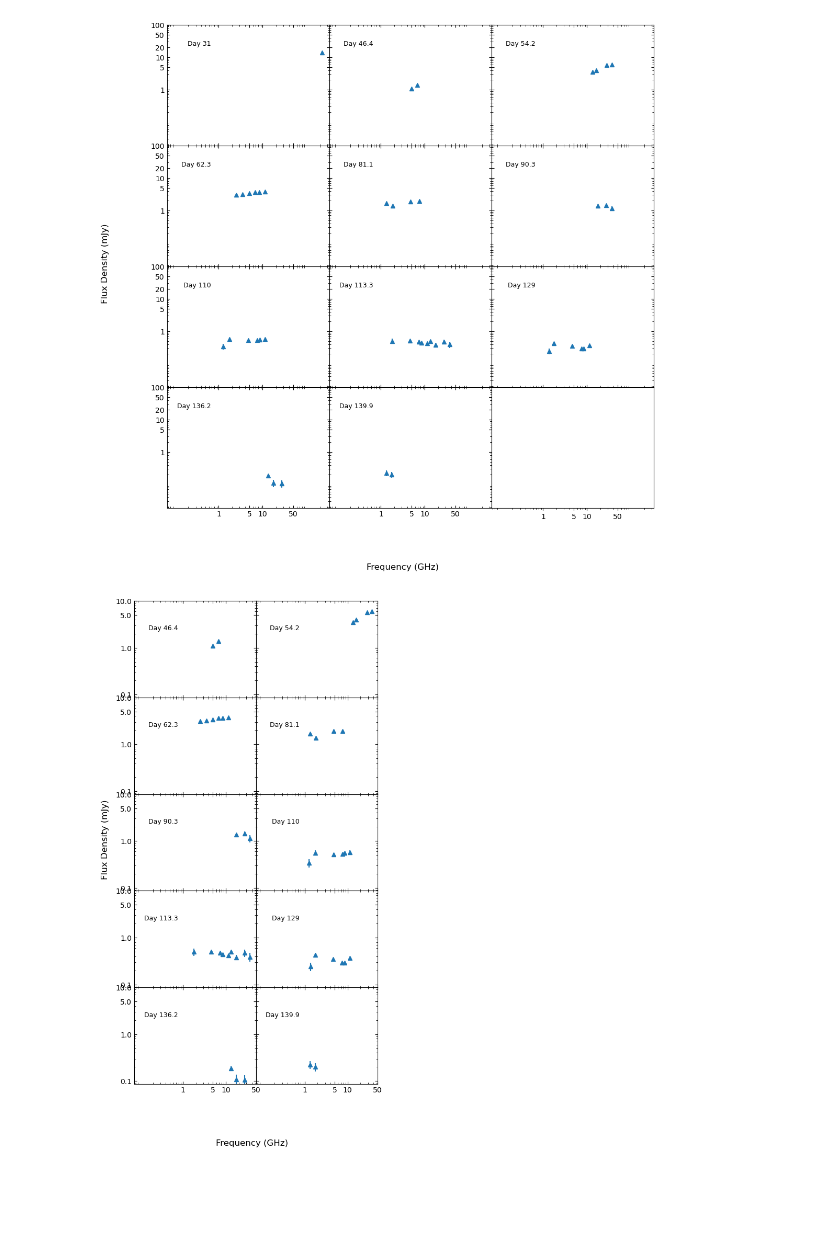
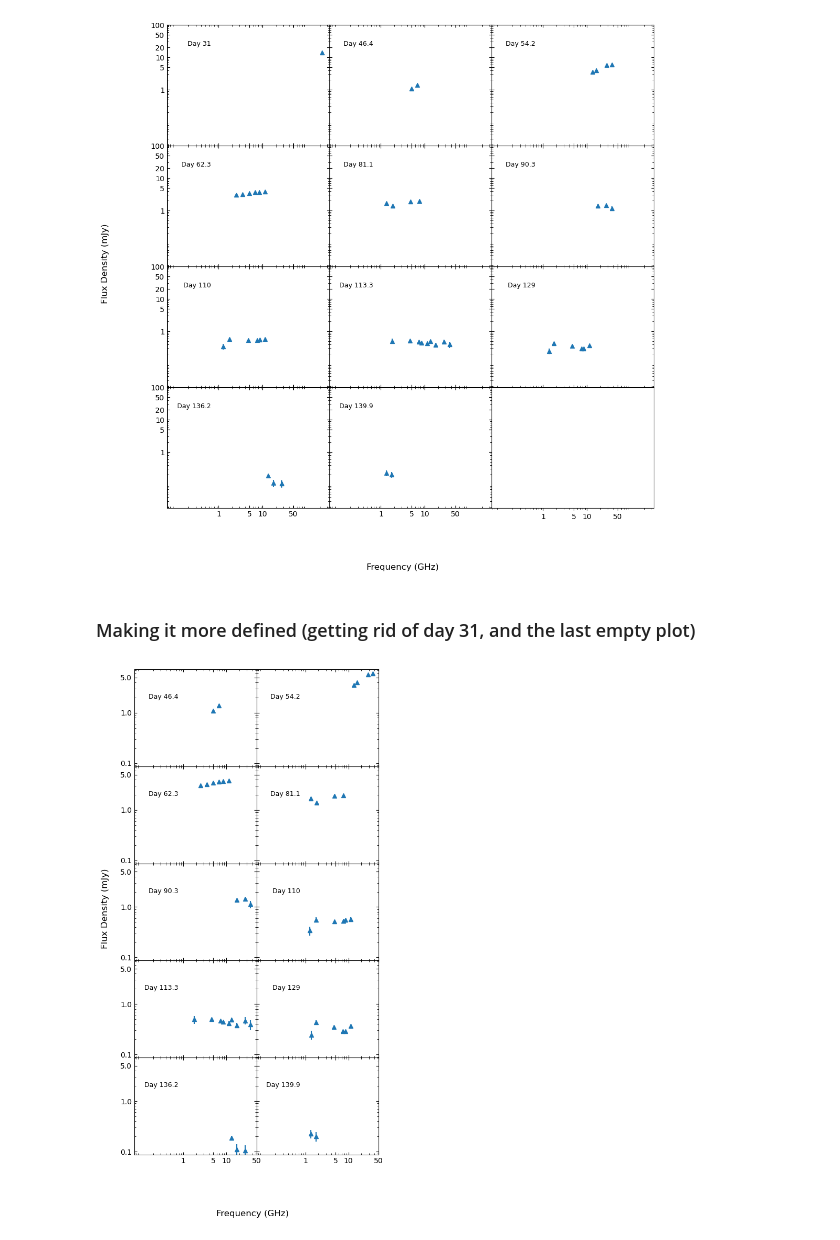
Before and after one commit to Wilhelm005/Research-Code, a Jupyter notebook: V5589_Spectral_Index.ipynb, the cells around one changed output. Cells and saved outputs as stored; diff of their text form; code cells hidden in the pictures; blank space fills up the shorter version.

```diff
--- a/V5589_Spectral_Index.ipynb
+++ b/V5589_Spectral_Index.ipynb
@@ -660,3 +539,5 @@ plt.show();
+# %% [markdown]
+### Making it more defined (getting rid of day 31, and the last empty plot)
 # %%
 #making the figure (6,4) is the (rows, columns)
 fig, ax = plt.subplots(5, 2, sharex='all', sharey='all')
@@ -750,33 +631,35 @@ if mask.any():  # proceed only if at least one detection
     ax[3, 1].annotate('Day 129', xy=(60, 100), xycoords='axes points', size=9, ha='right', va='top', bbox=dict(boxstyle='round', fc='w', ec="w"))
     ax[3, 1].tick_params(axis='both', which='both', direction='in', top=True, right=True)
 
 
 
 mask = df12['Flux'] > 3 * df12['error']  # apply detection threshold
 if mask.any():  # proceed only if at least one detection
     ax[4, 0].errorbar(df12['Freq'][mask], df12['Flux'][mask], yerr=df12['error'][mask], fmt='^')
     ax[4, 0].set_xscale('log')
     ax[4, 0].set_xticks([1, 5, 10, 50], labels=['1', '5', '10', '50'])
     ax[4, 0].set_yscale('log')
     ax[4, 0].set_yticks([.1, 1, 5, 10, 20, 50], labels=['0.1','1.0', '5.0', '10.0', '20.0', '50.0'])
 
     ax[4, 0].annotate('Day 136.2', xy=(60, 100), xycoords='axes points', size=9, ha='right', va='top', bbox=dict(boxstyle='round', fc='w', ec="w"))
     ax[4, 0].tick_params(axis='both', which='both', direction='in', top=True, right=True)
 
 mask = df13['Flux'] > 3 * df13['error']  # apply detection threshold
 if mask.any():  # proceed only if at least one detection
     ax[4, 1].errorbar(df13['Freq'][mask], df13['Flux'][mask], yerr=df13['error'][mask], fmt='^')
     ax[4, 1].set_xscale('log')
     ax[4, 1].set_xticks([1, 5, 10, 50], labels=['1', '5', '10', '50'])
     ax[4, 1].set_yscale('log')
-    ax[4, 1].set_yticks([.1, 1, 5, 10], labels=['0.1','1.0', '5.0', '10.0'])
+    ax[4, 1].set_yticks([.1, 1, 5, 10], labels=['0.1','1.0', '5.0', '10.0'], fontsize=0.01)
+    ax[4,1].margins(y=.4)
     ax[4, 1].annotate('Day 139.9', xy=(60, 100), xycoords='axes points', size=9, ha='right', va='top', bbox=dict(boxstyle='round', fc='w', ec="w"))
     ax[4, 1].tick_params(axis='both', which='both', direction='in', top=True, right=True)
 
 
-
+plt.rcParams['ytick.labelsize']= 10
 fig.supxlabel("Frequency (GHz)")
 fig.supylabel("Flux Density (mJy)")
+#fig.tight_layout()
 plt.show();
 # %% [output]
-[figure, old version]
+[figure, new version]
```
Also changed, not shown: parts of 62 cells of this notebook.
